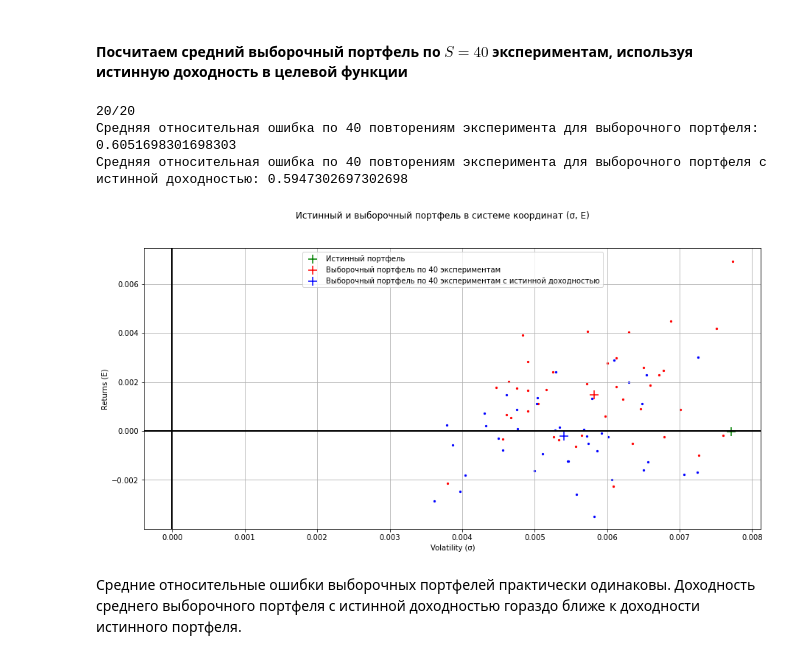
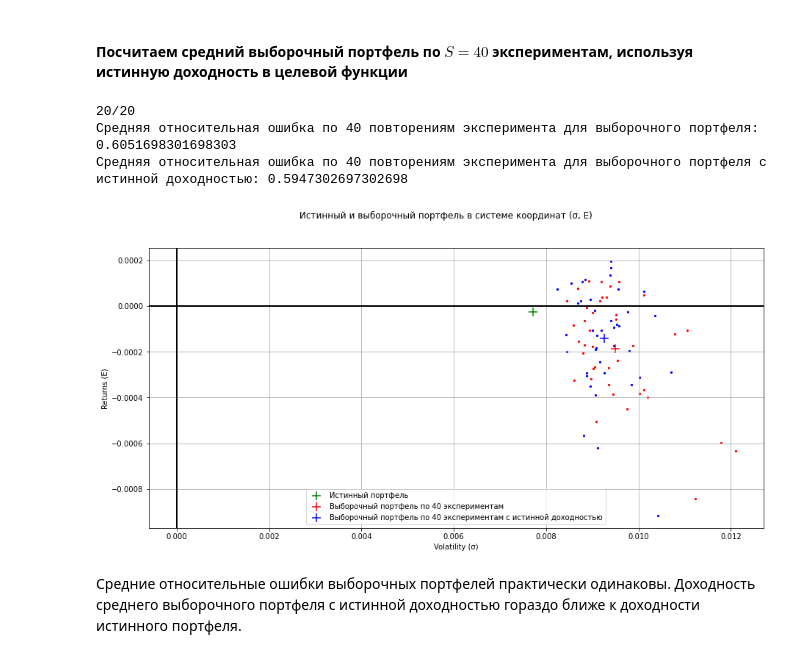
Before and after one commit to dselivanovskaya/Finance-operations-research-lab-3, a Jupyter notebook: lab-3.ipynb, the cells around one changed output. Drawn from its saved outputs; the diff is of its cells as text; code cells hidden in the pictures.

Commit message:
counting with original data on graphs

```diff
--- a/lab-3.ipynb
+++ b/lab-3.ipynb
@@ -520,8 +520,8 @@ for i in range(S):
     rel_errors.append(calc_relative_cityblock_error(x_opt, x_opt_r_sample))
 
     # store return and volatility of an optimal portfolio
-    x_opt_r_sample_returns.append(calc_portfolio_return(x_opt_r_sample, r_sample_means))
-    x_opt_r_sample_volatilities.append(calc_portfolio_volatility(x_opt_r_sample, r_sample_cov_mat))
+    x_opt_r_sample_returns.append(calc_portfolio_return(x_opt_r_sample, means))
+    x_opt_r_sample_volatilities.append(calc_portfolio_volatility(x_opt_r_sample, cov_mat))
 
     # I don't really remember
     x_opt_r_sample_all.append(np.array(x_opt_r_sample))
@@ -730,42 +730,42 @@ for i in range(S):
     rel_errors_2.append(calc_relative_cityblock_error(x_opt, x_opt_r_sample_2))
 
     # store return and volatility of an optimal portfolio
-    x_opt_r_sample_returns.append(calc_portfolio_return(x_opt_r_sample, r_sample_means))
-    x_opt_r_sample_volatilities.append(calc_portfolio_volatility(x_opt_r_sample, r_sample_cov_mat))
+    x_opt_r_sample_returns.append(calc_portfolio_return(x_opt_r_sample, means))
+    x_opt_r_sample_volatilities.append(calc_portfolio_volatility(x_opt_r_sample, cov_mat))
 
-    x_opt_r_sample_returns_2.append(calc_portfolio_return(x_opt_r_sample_2, r_sample_means))
-    x_opt_r_sample_volatilities_2.append(calc_portfolio_volatility(x_opt_r_sample_2, r_sample_cov_mat))
+    x_opt_r_sample_returns_2.append(calc_portfolio_return(x_opt_r_sample_2,  means))
+    x_opt_r_sample_volatilities_2.append(calc_portfolio_volatility(x_opt_r_sample_2,  cov_mat))
     # I don't really remember
     x_opt_r_sample_all.append(np.array(x_opt_r_sample))
     x_opt_r_sample_all_2.append(np.array(x_opt_r_sample_2))
 
 
     # plot
     ax.scatter(x_opt_r_sample_volatilities[i], x_opt_r_sample_returns[i],
            color="red", marker=".", s=20) # label?
     ax.scatter(x_opt_r_sample_volatilities_2[i], x_opt_r_sample_returns_2[i],
        color="blue", marker=".", s=20)
 
 x_opt_r_sample_all = np.array(x_opt_r_sample_all)
 x_opt_r_sample_all_2 = np.array(x_opt_r_sample_all_2)
 # plot
 ax.scatter(np.array(x_opt_r_sample_volatilities).mean(), np.array(x_opt_r_sample_returns).mean(),
            color="red", marker="+", s=150, label=f"Выборочный портфель по {S} экспериментам")
 ax.scatter(np.array(x_opt_r_sample_volatilities_2).mean(), np.array(x_opt_r_sample_returns_2).mean(),
            color="blue", marker="+", s=150, label=f"Выборочный портфель по {S} экспериментам c истинной доходностью")
 ax.set_xlabel("Volatility (σ)")
 ax.set_ylabel("Returns (E)")
 ax.grid()
 ax.legend()
 fig.show()
 
 print(f"Средняя относительная ошибка по {S} повторениям эксперимента для выборочного портфеля: {np.array(rel_errors).mean()}  ")
 print(f"Средняя относительная ошибка по {S} повторениям эксперимента для выборочного портфеля с истинной доходностью: {np.array(rel_errors_2).mean()}  ")
 # %% [output]
 20/20
 Средняя относительная ошибка по 40 повторениям эксперимента для выборочного портфеля: 0.6051698301698303
 Средняя относительная ошибка по 40 повторениям эксперимента для выборочного портфеля с истинной доходностью: 0.5947302697302698
-[figure, old version]
+[figure, new version]
 # %% [markdown]
 Средние относительные ошибки выборочных портфелей практически одинаковы. Доходность среднего выборочного портфеля с истинной доходностью гораздо ближе к доходности истинного портфеля.
 # %% [markdown]
```
Also changed, not shown: parts of 15 cells of this notebook.
